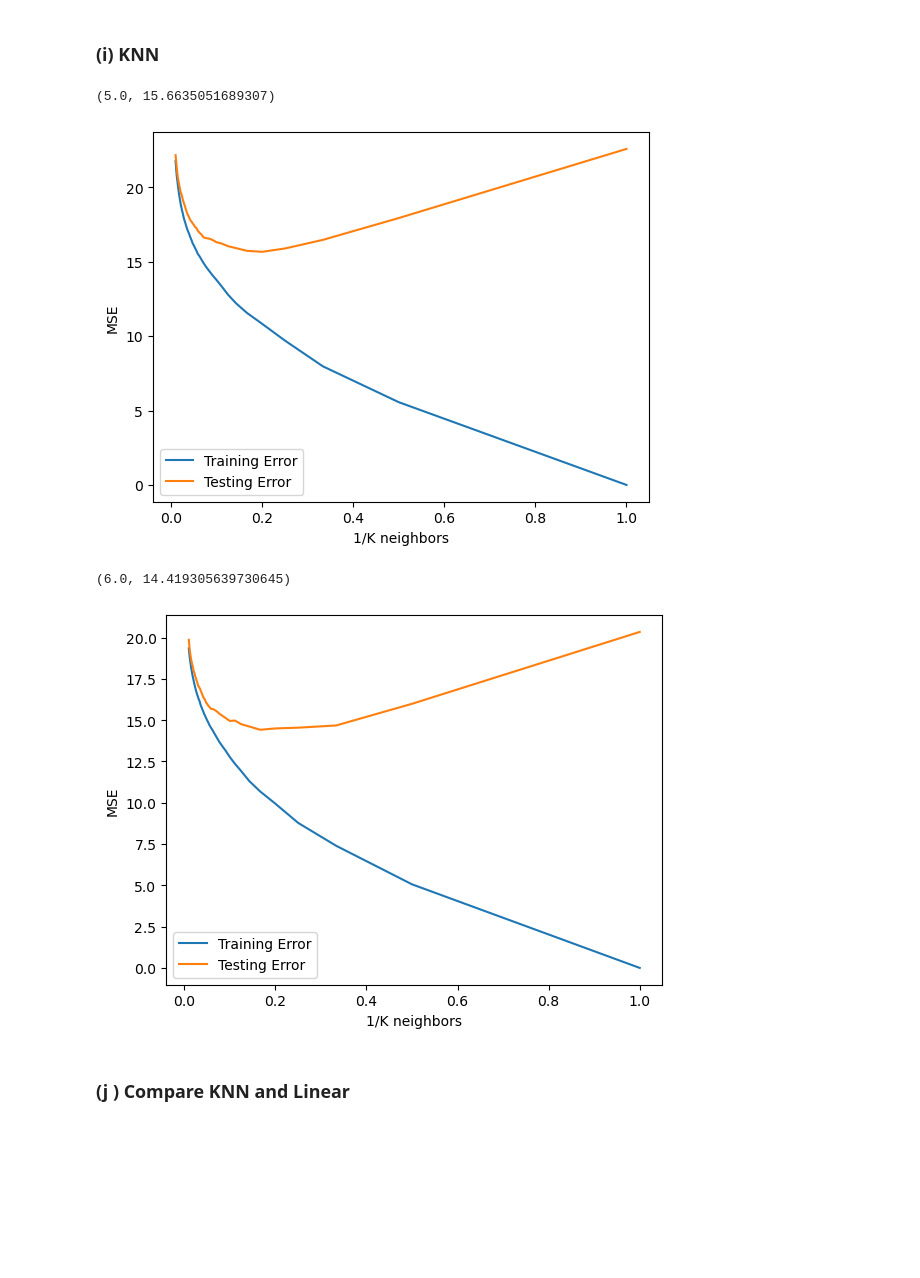
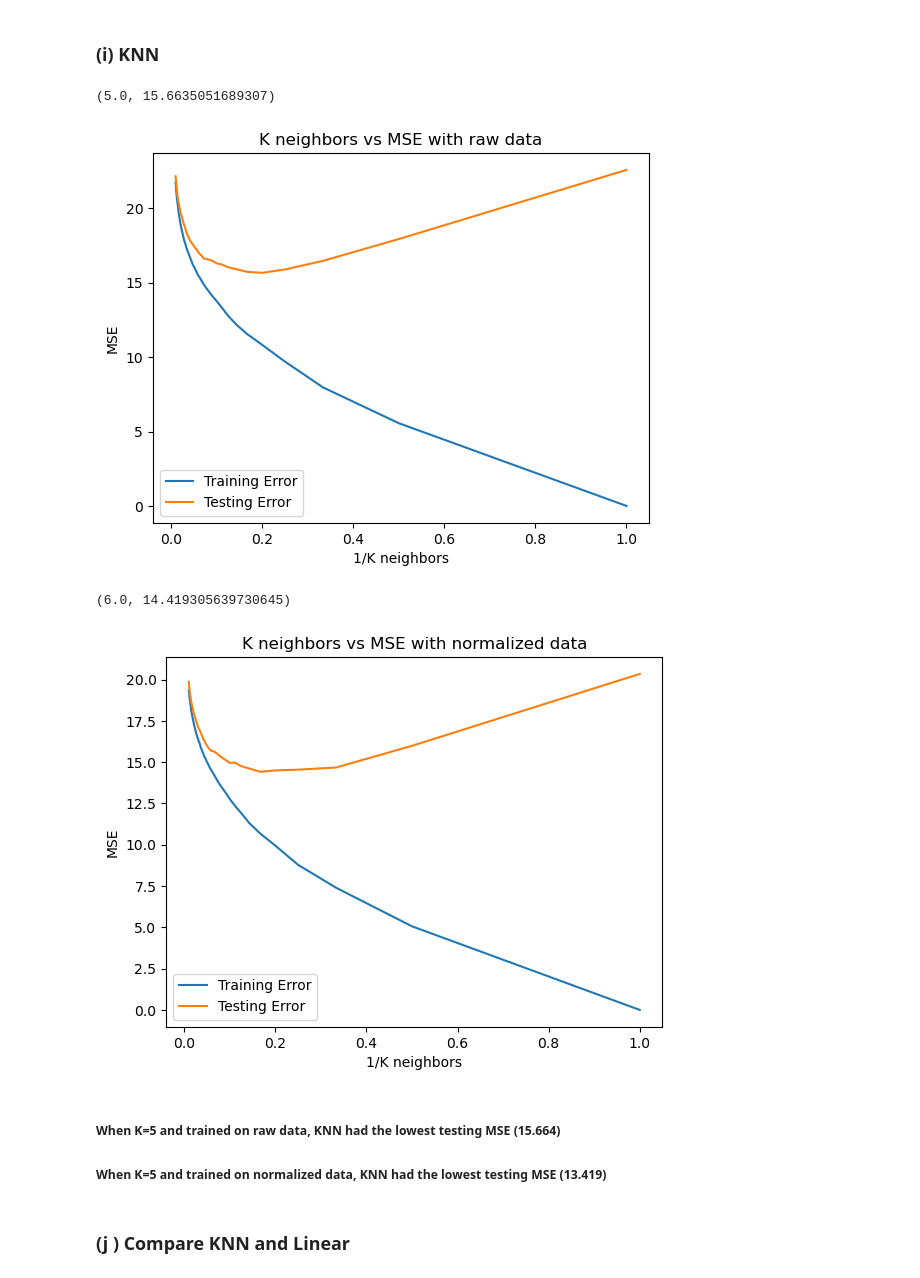
Before and after one commit to Brice12347/552_HW_2, a Jupyter notebook: Patchou_Brice_HW2.ipynb, the cells around one changed output. Drawn from its saved outputs; the diff is of its cells as text; code cells hidden in the pictures; blank space fills up the shorter version.

```diff
--- a/Patchou_Brice_HW2.ipynb
+++ b/Patchou_Brice_HW2.ipynb
@@ -295,6 +352,7 @@ plt.plot(Ks,test_errors)
 plt.xlabel("1/K neighbors")
 plt.ylabel("MSE")
 plt.legend(["Training Error", "Testing Error"])
+plt.title("K neighbors vs MSE with raw data")
 plt.show()
 
 
@@ -303,35 +361,39 @@ Ks, train_errors, test_errors = [], [], []
 scaler = StandardScaler()
 
 scaled_X_train = scaler.fit_transform(X_train.copy())
 scaled_X_test = scaler.transform(X_test.copy())
 
 Ks, train_errors, test_errors = [], [], []
 for K in range(1,101,1):
     knn = KNeighborsRegressor(n_neighbors=K)
     Ks.append(1/K)
 
     knn_pred = knn.fit(scaled_X_train, y_train).predict(scaled_X_test)
     training_error = np.mean((y_train - knn.predict(scaled_X_train)) ** 2)
     testing_error = np.mean((y_test - knn_pred) ** 2)
 
     train_errors.append(training_error)
     test_errors.append(testing_error)
 
 k_star_index_test = test_errors.index(min(test_errors))
 k_star = 1/Ks[k_star_index_test]
 print((k_star, min(test_errors)))
 
 plt.plot(Ks,train_errors)
 plt.plot(Ks,test_errors)
 
 plt.xlabel("1/K neighbors")
 plt.ylabel("MSE")
 plt.legend(["Training Error", "Testing Error"])
+plt.title("K neighbors vs MSE with normalized data")
 plt.show()
 # %% [output]
 (5.0, 15.6635051689307)
-[figure, old version]
+[figure, new version]
 (6.0, 14.419305639730645)
-[figure, old version]
+[figure, new version]
+# %% [markdown]
+##### When K=5 and trained on raw data, KNN had the lowest testing MSE (15.664)
+##### When K=5 and trained on normalized data, KNN had the lowest testing MSE (13.419)
 # %% [markdown]
 ### (j ) Compare KNN and Linear
```
Also changed, not shown: parts of 23 cells of this notebook.
